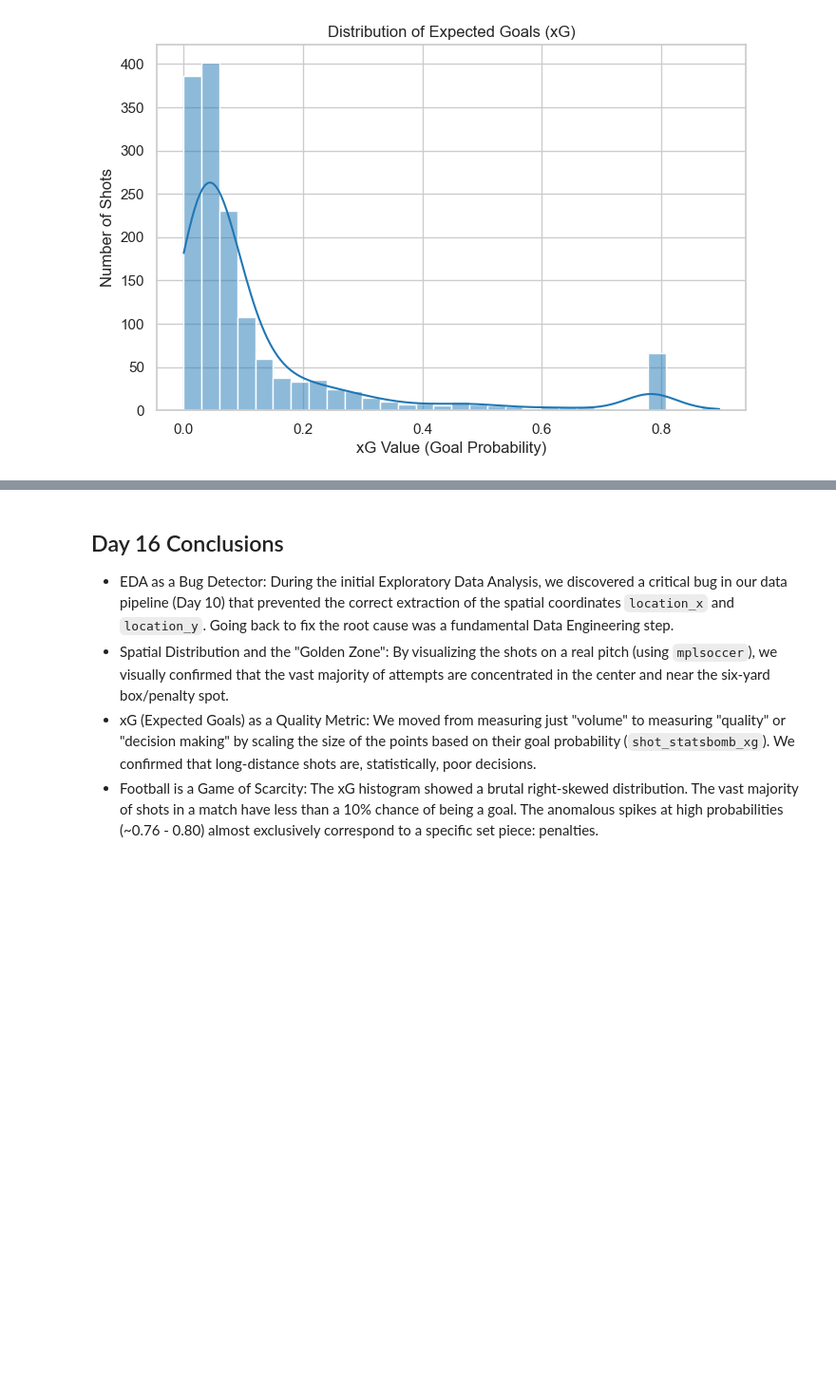
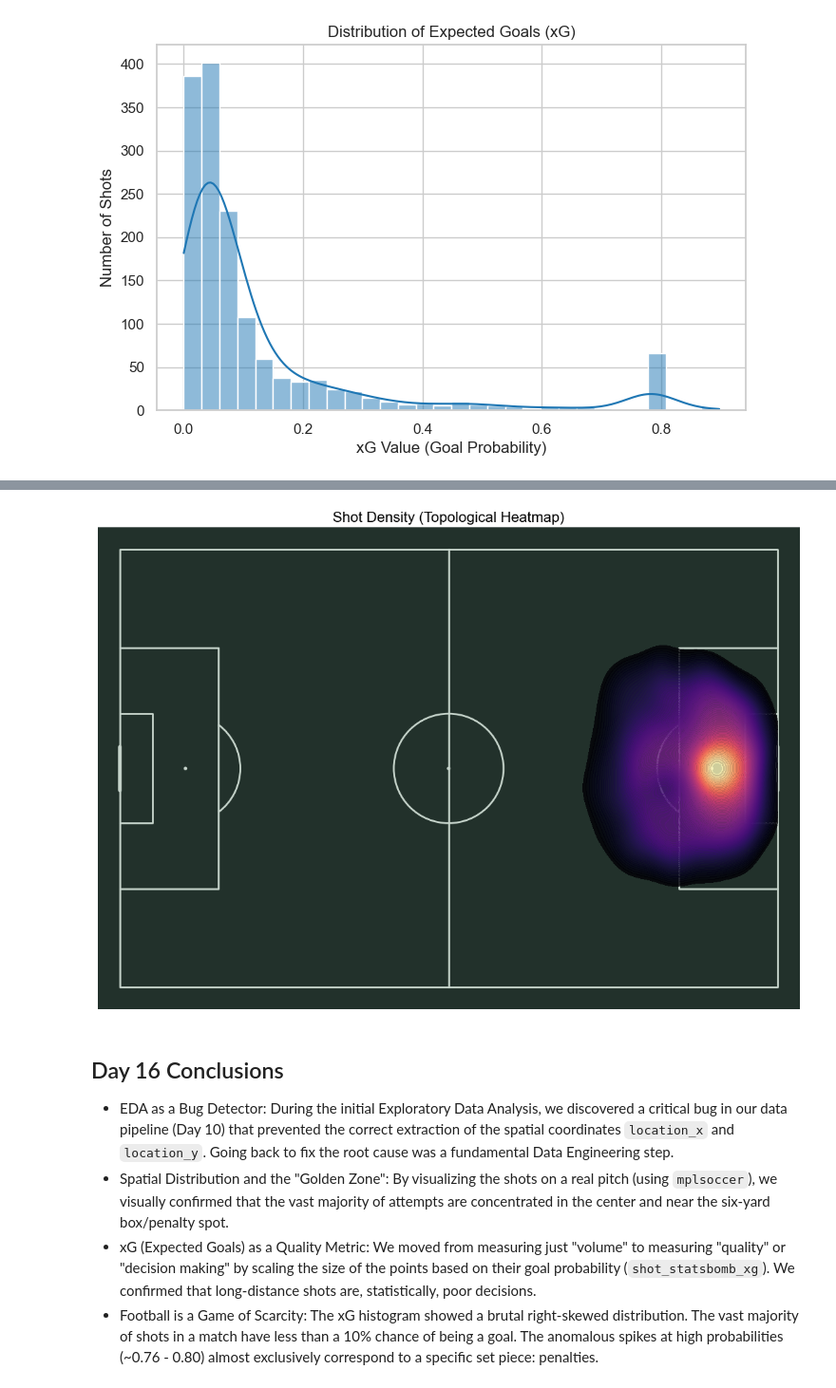
Before and after one commit to david-bazalduaa/100-days-Data-Sports-Challenge, a Jupyter notebook: notebooks/phase2_eda_features/day016_shot_analysis_eda.ipynb, the cells around one changed output, grey strips where cells are left out. Shown at 95% size. Drawn from its saved outputs; the diff is of its cells as text; code cells hidden in the pictures; blank space fills up the shorter version.

```diff
--- a/notebooks/phase2_eda_features/day016_shot_analysis_eda.ipynb
+++ b/notebooks/phase2_eda_features/day016_shot_analysis_eda.ipynb
@@ -137,3 +162,25 @@ plt.show()
+# %%
+#KDE Heatmap: Smooth topographical map
+pitch = Pitch(pitch_type='statsbomb', pitch_color='#22312b', line_color='#c7d5cc')
+fig, ax = pitch.draw(figsize=(12, 8))
+
+# pitch.kdeplot creates smooth contour lines of density
+kde = pitch.kdeplot(
+    df_shots['location_x'],
+    df_shots['location_y'],
+    ax=ax,
+    fill=True,
+    levels=100,
+    thresh=0.05,
+    cut=4,
+    cmap='magma', # A very cool dark-to-bright color palette
+    alpha=0.8
+)
+
+plt.title('Shot Density (Topological Heatmap)', color='black', fontsize=16)
+plt.show()
+# %% [output]
+[figure, added]
 # %% [markdown]
 ## Day 16 Conclusions
 
```
Also changed, not shown: parts of 1 cell of this notebook.
